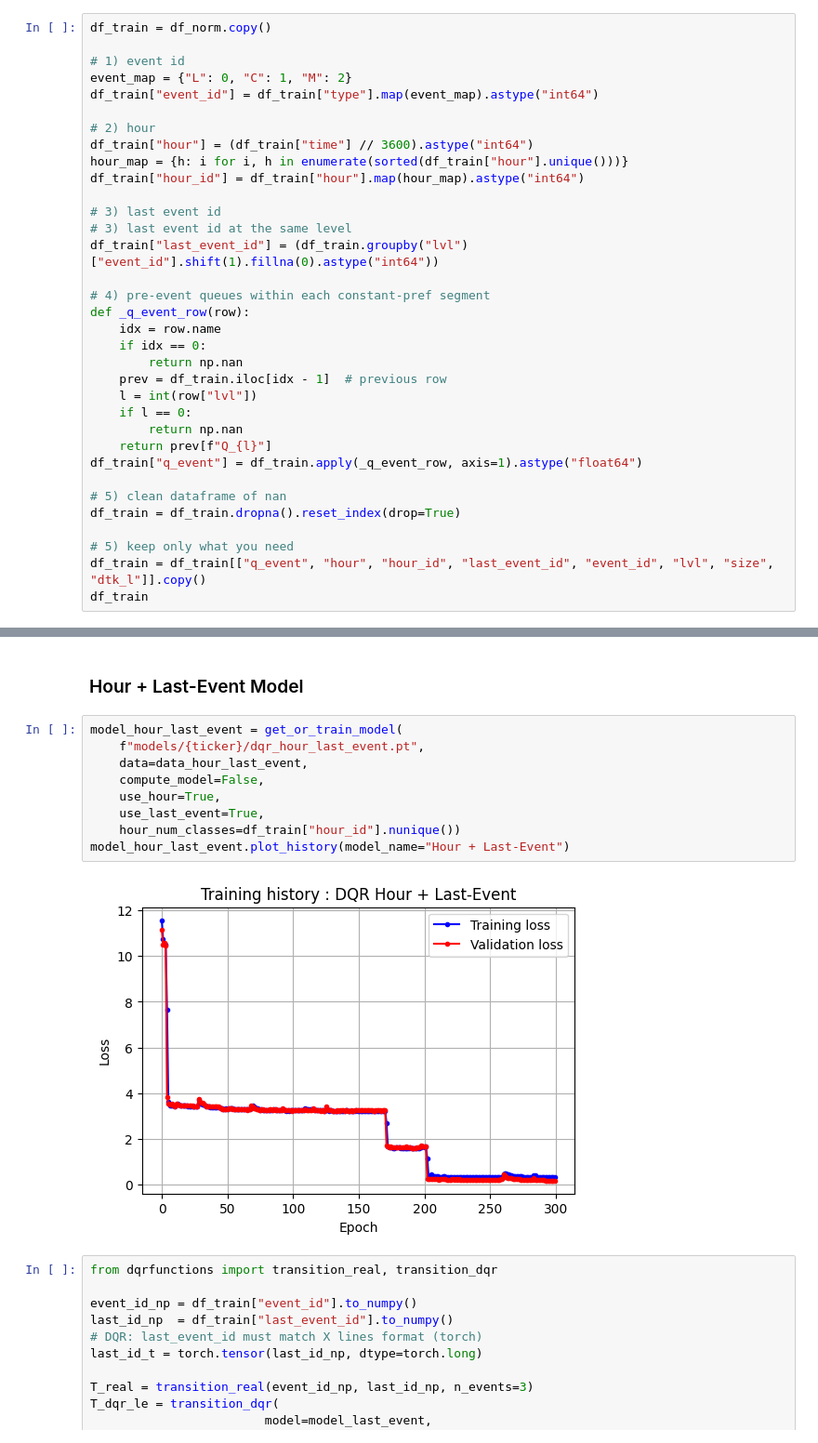
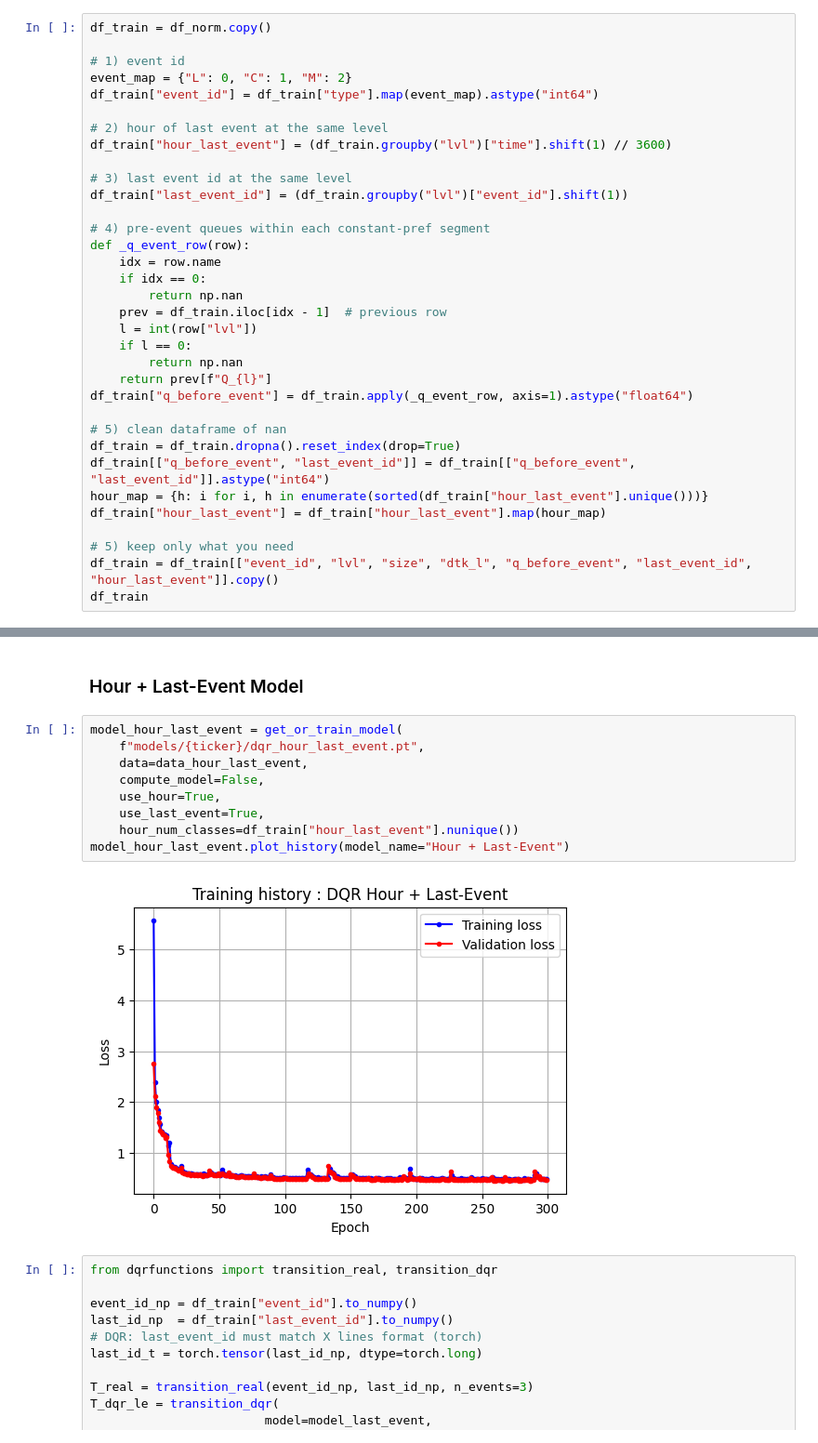
Before and after one commit to archer-paul/DeepQR-Microstructure, a Jupyter notebook: deepNN.ipynb, the cells around one changed output, grey strips where cells are left out. Shown at 93% size. Drawn from its saved outputs; the diff is of its cells as text.

```diff
--- a/deepNN.ipynb
+++ b/deepNN.ipynb
@@ -67,14 +87,11 @@ df_train = df_norm.copy()
 event_map = {"L": 0, "C": 1, "M": 2}
 df_train["event_id"] = df_train["type"].map(event_map).astype("int64")
 
-# 2) hour
-df_train["hour"] = (df_train["time"] // 3600).astype("int64")
-hour_map = {h: i for i, h in enumerate(sorted(df_train["hour"].unique()))}
-df_train["hour_id"] = df_train["hour"].map(hour_map).astype("int64")
+# 2) hour of last event at the same level
+df_train["hour_last_event"] = (df_train.groupby("lvl")["time"].shift(1) // 3600)
 
-# 3) last event id
 # 3) last event id at the same level
-df_train["last_event_id"] = (df_train.groupby("lvl")["event_id"].shift(1).fillna(0).astype("int64"))
+df_train["last_event_id"] = (df_train.groupby("lvl")["event_id"].shift(1))
 
 # 4) pre-event queues within each constant-pref segment
 def _q_event_row(row):
@@ -86,12 +103,15 @@ def _q_event_row(row):
     if l == 0:
         return np.nan
     return prev[f"Q_{l}"]
-df_train["q_event"] = df_train.apply(_q_event_row, axis=1).astype("float64")
+df_train["q_before_event"] = df_train.apply(_q_event_row, axis=1).astype("float64")
 
 # 5) clean dataframe of nan
 df_train = df_train.dropna().reset_index(drop=True)
+df_train[["q_before_event", "last_event_id"]] = df_train[["q_before_event", "last_event_id"]].astype("int64")
+hour_map = {h: i for i, h in enumerate(sorted(df_train["hour_last_event"].unique()))}
+df_train["hour_last_event"] = df_train["hour_last_event"].map(hour_map)
 
 # 5) keep only what you need
-df_train = df_train[["q_event", "hour", "hour_id", "last_event_id", "event_id", "lvl", "size", "dtk_l"]].copy()
+df_train = df_train[["event_id", "lvl", "size", "dtk_l", "q_before_event", "last_event_id", "hour_last_event"]].copy()
 df_train
 # %% [output]
@@ -206,14 +227,14 @@ model_last_event.plot_history(model_name="Last-Event")
 # %%
 model_hour_last_event = get_or_train_model(
     f"models/{ticker}/dqr_hour_last_event.pt",
     data=data_hour_last_event,
     compute_model=False,
     use_hour=True,
     use_last_event=True,
-    hour_num_classes=df_train["hour_id"].nunique())
+    hour_num_classes=df_train["hour_last_event"].nunique())
 model_hour_last_event.plot_history(model_name="Hour + Last-Event")
 # %% [output]
-[figure, old version]
+[figure, new version]
 # %%
 from dqrfunctions import transition_real, transition_dqr
 
```
Also changed, not shown: parts of 13 cells of this notebook, 6 other files.
